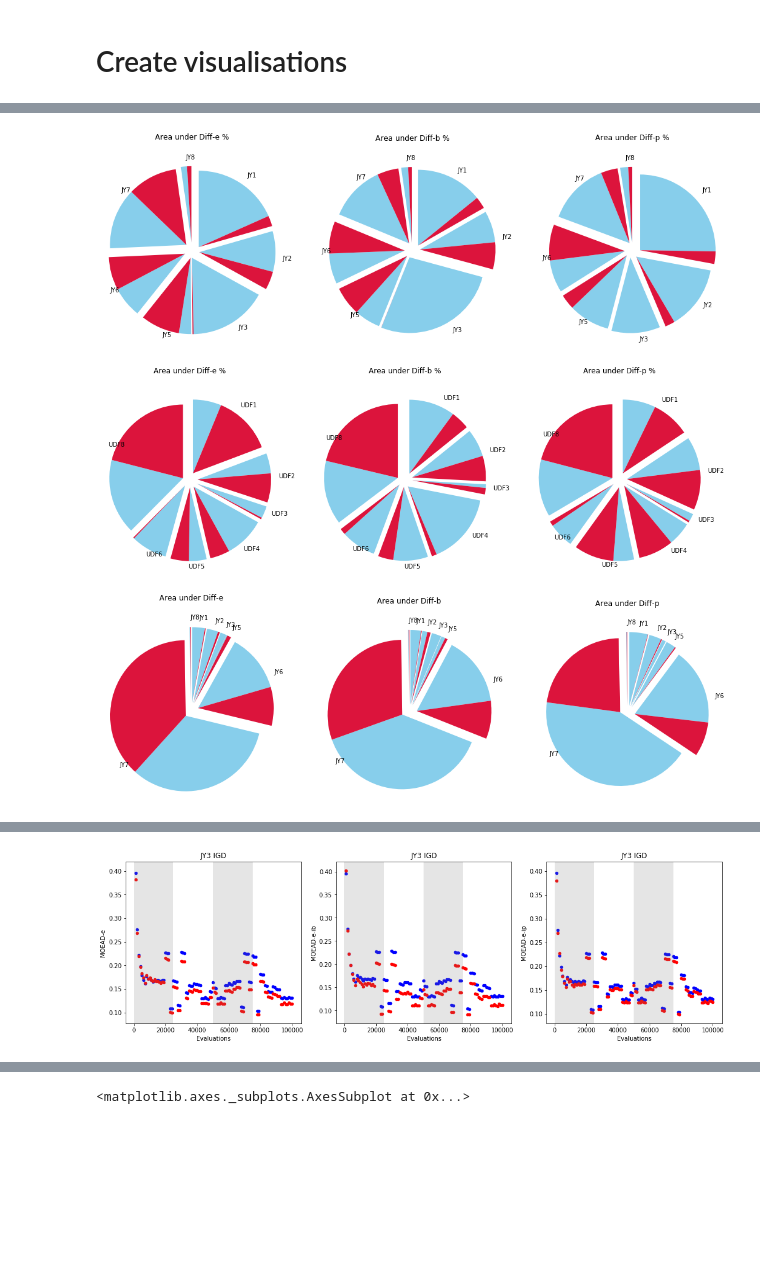
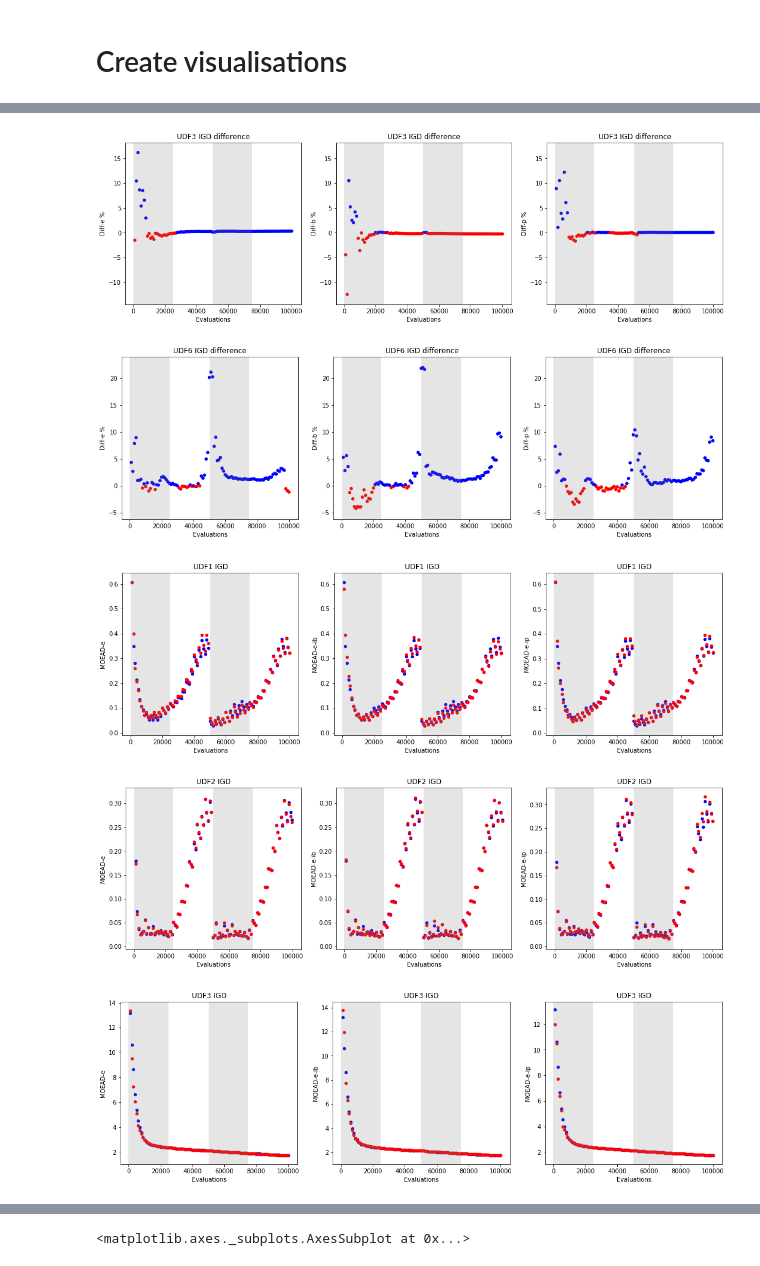
Before and after one commit to 12yuens2/cmlsga-jmetalpy, a Jupyter notebook: igd.ipynb, the cells around one changed output, grey strips where cells are left out. Drawn from its saved outputs; the diff is of its cells as text; code cells hidden in the pictures; blank space fills up the shorter version.

Commit message:
Categorise shift problems in notebook

```diff
--- a/igd.ipynb
+++ b/igd.ipynb
@@ -327,17 +262,15 @@ plot_scatter(igd_df, ["MOEAD-e", "MOEAD-e-ib", "MOEAD-e-ip"], problems_jy)
-# %%
-create_pie(igd_df, ["Diff-e %", "Diff-b %", "Diff-p %"], problems_jy)
-# %% [output]
-[figure, removed]
 # %%
-create_pie(igd_df, ["Diff-e %", "Diff-b %", "Diff-p %"], problems_udf)
+def plot_all(df, problems):
+    plot_difference(df, ["Diff-e %", "Diff-b %", "Diff-p %"], problems)
+    plot_scatter(df, ["MOEAD-e", "MOEAD-e-ib", "MOEAD-e-ip"], problems)
+    create_pie(df, ["Diff-e %", "Diff-b %", "Diff-p %"], problems)
-# %% [output]
-[figure, removed]
 # %%
-create_pie(igd_df, ["Diff-e", "Diff-b", "Diff-p"], problems_jy)
+#pof change
+diagonal_shift = ["UDF1", "UDF2", "UDF3", "UDF6"]
+angular_shift = ["UDF4", "UDF6", "JY2", "JY3", "JY5", "JY7", "JY8"]
+
+#pos change
+vertical_shift = ["JY1", "JY6"]
-# %% [output]
-[figure, removed]
 # %%
-plot_difference(igd_df, ["Diff-e %", "Diff-b %", "Diff-p %"], ["JY3"])
-plot_difference(igd_df, ["Diff-e", "Diff-b", "Diff-p"], ["JY3"])
-plot_scatter(igd_df, ["MOEAD-e", "MOEAD-e-ib", "MOEAD-e-ip"], ["JY3"])
+plot_all(igd_df, diagonal_shift)
 # %% [output]
@@ -346 +279,5 @@ plot_scatter(igd_df, ["MOEAD-e", "MOEAD-e-ib", "MOEAD-e-ip"], ["JY3"])
-[figure, old version]
+[figure, new version]
+[figure, added]
+[figure, added]
+[figure, added]
+[figure, added]
```
Also changed, not shown: parts of 9 cells of this notebook.
